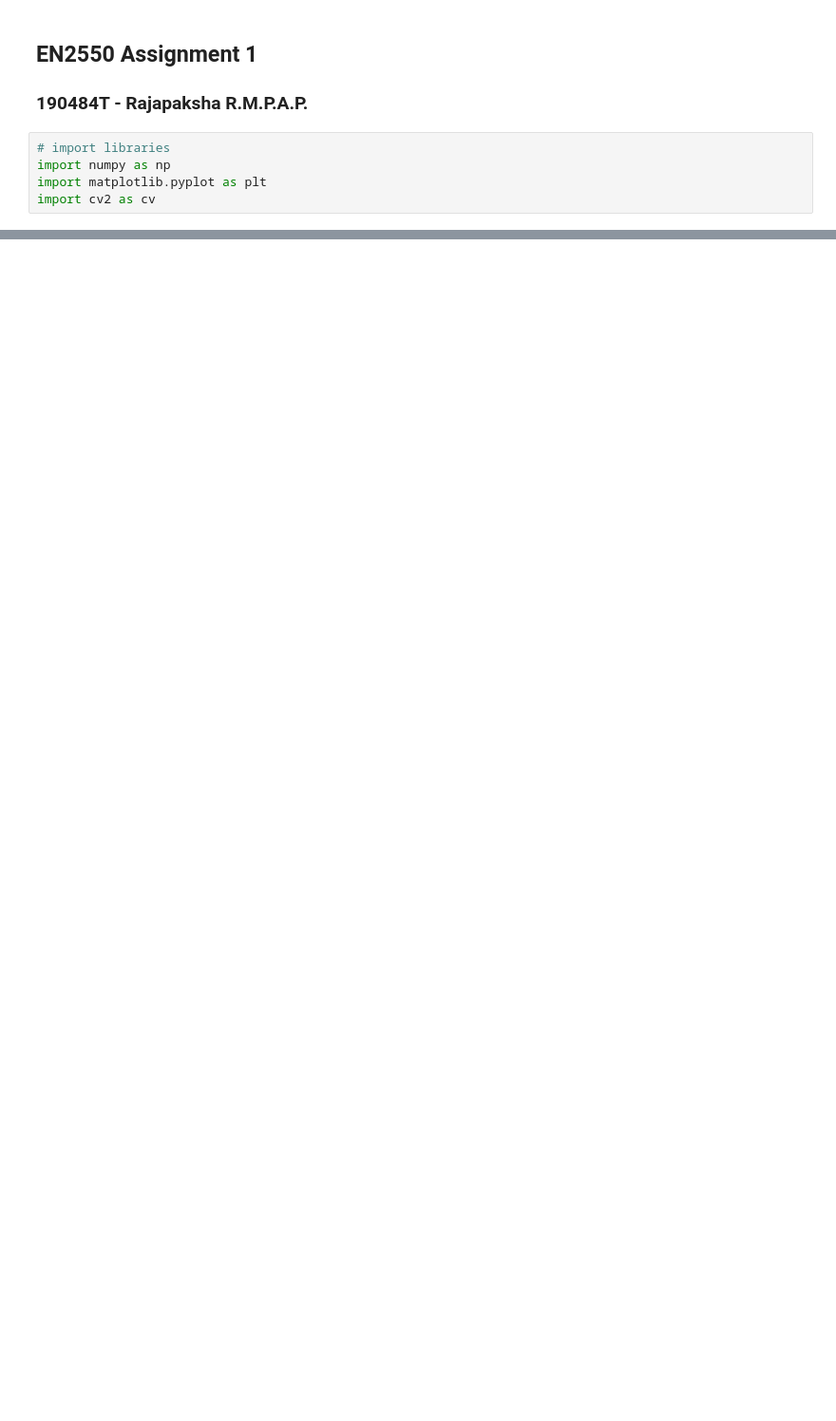
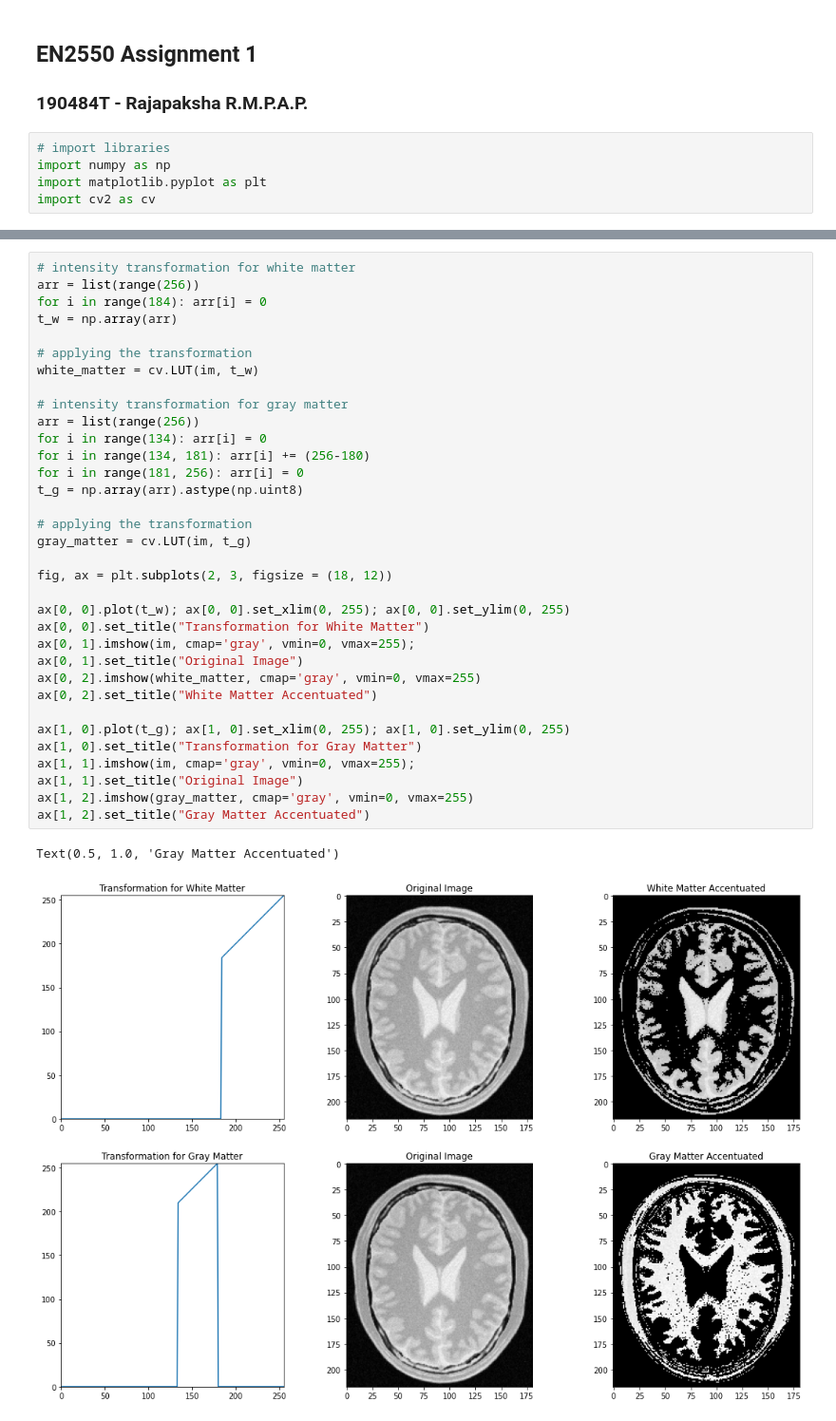
Before and after one commit to rajapaksha-rmpap/en2550_assignment_1, a Jupyter notebook: assignment 1.ipynb, the cells around one changed output, grey strips where cells are left out. Shown at 95% size. Drawn from its saved outputs; the diff is of its cells as text; blank space fills up the shorter version.

```diff
--- a/assignment 1.ipynb
+++ b/assignment 1.ipynb
@@ -41,0 +76,37 @@ Text(0.5, 1.0, 'Transformed Image')
+# %%
+# intensity transformation for white matter
+arr = list(range(256))
+for i in range(184): arr[i] = 0
+t_w = np.array(arr)
+
+# applying the transformation
+white_matter = cv.LUT(im, t_w)
+
+# intensity transformation for gray matter
+arr = list(range(256))
+for i in range(134): arr[i] = 0
+for i in range(134, 181): arr[i] += (256-180)
+for i in range(181, 256): arr[i] = 0
+t_g = np.array(arr).astype(np.uint8)
+
+# applying the transformation
+gray_matter = cv.LUT(im, t_g)
+
+fig, ax = plt.subplots(2, 3, figsize = (18, 12))
+
+ax[0, 0].plot(t_w); ax[0, 0].set_xlim(0, 255); ax[0, 0].set_ylim(0, 255)
+ax[0, 0].set_title("Transformation for White Matter")
+ax[0, 1].imshow(im, cmap='gray', vmin=0, vmax=255);
+ax[0, 1].set_title("Original Image")
+ax[0, 2].imshow(white_matter, cmap='gray', vmin=0, vmax=255)
+ax[0, 2].set_title("White Matter Accentuated")
+
+ax[1, 0].plot(t_g); ax[1, 0].set_xlim(0, 255); ax[1, 0].set_ylim(0, 255)
+ax[1, 0].set_title("Transformation for Gray Matter")
+ax[1, 1].imshow(im, cmap='gray', vmin=0, vmax=255);
+ax[1, 1].set_title("Original Image")
+ax[1, 2].imshow(gray_matter, cmap='gray', vmin=0, vmax=255)
+ax[1, 2].set_title("Gray Matter Accentuated")
+# %% [output]
+Text(0.5, 1.0, 'Gray Matter Accentuated')
+[figure, added]
```
Also changed, not shown: parts of 4 cells of this notebook, 2 other files.
